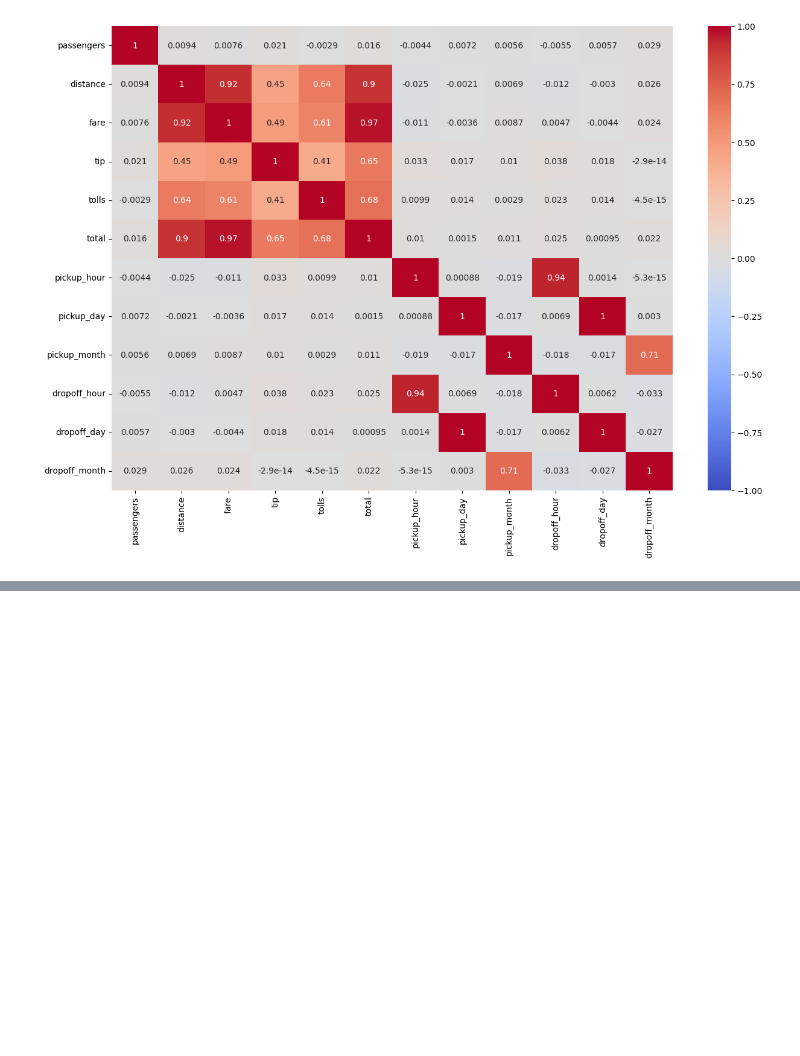
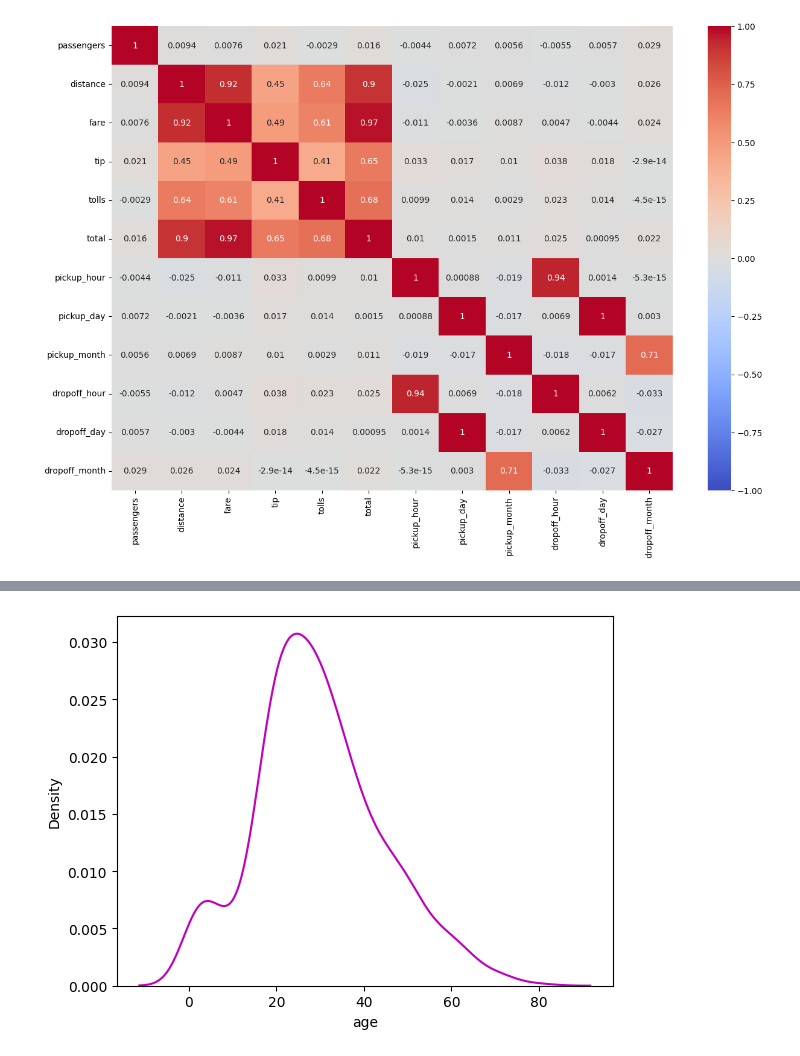
Before and after one commit to HimankPatidar/Pregrade, a Jupyter notebook: matplotlib/matplotlib2.ipynb, the cells around one changed output, grey strips where cells are left out. Drawn from its saved outputs; the diff is of its cells as text; code cells hidden in the pictures; blank space fills up the shorter version.

```diff
--- a/matplotlib/matplotlib2.ipynb
+++ b/matplotlib/matplotlib2.ipynb
@@ -390,0 +406,5 @@ plt.show()
+# %%
+sns.kdeplot(df2['age'], color='m')
+plt.show()
+# %% [output]
+[figure, added]
```
Also changed, not shown: parts of 15 cells of this notebook.
